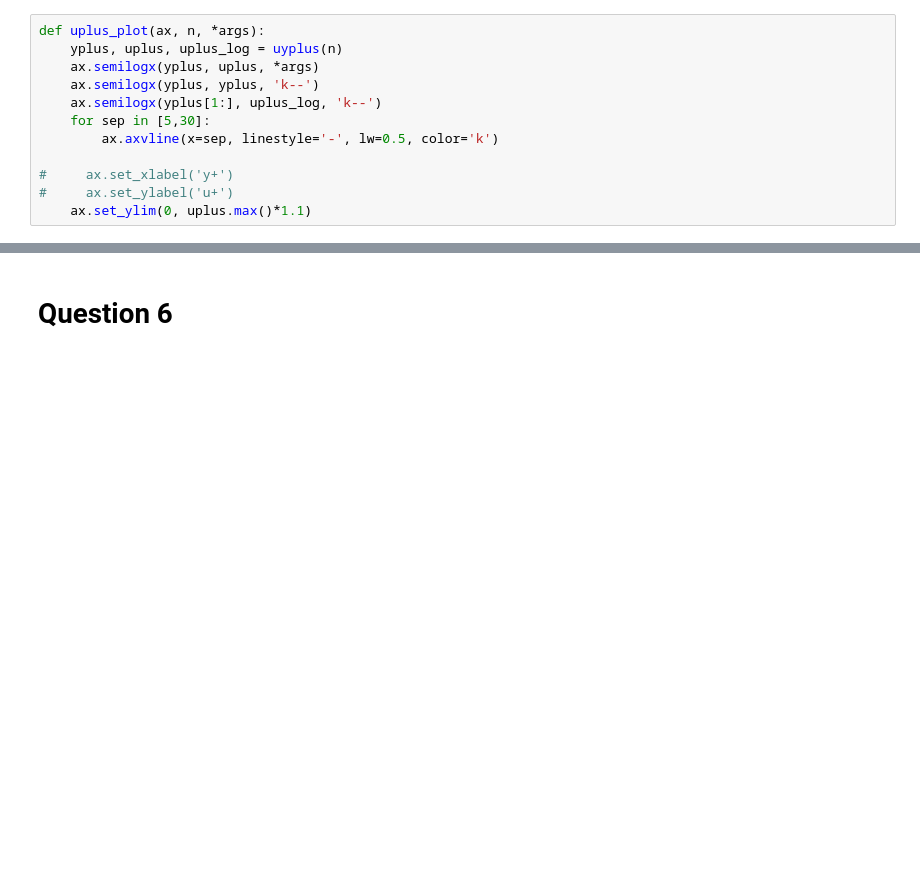
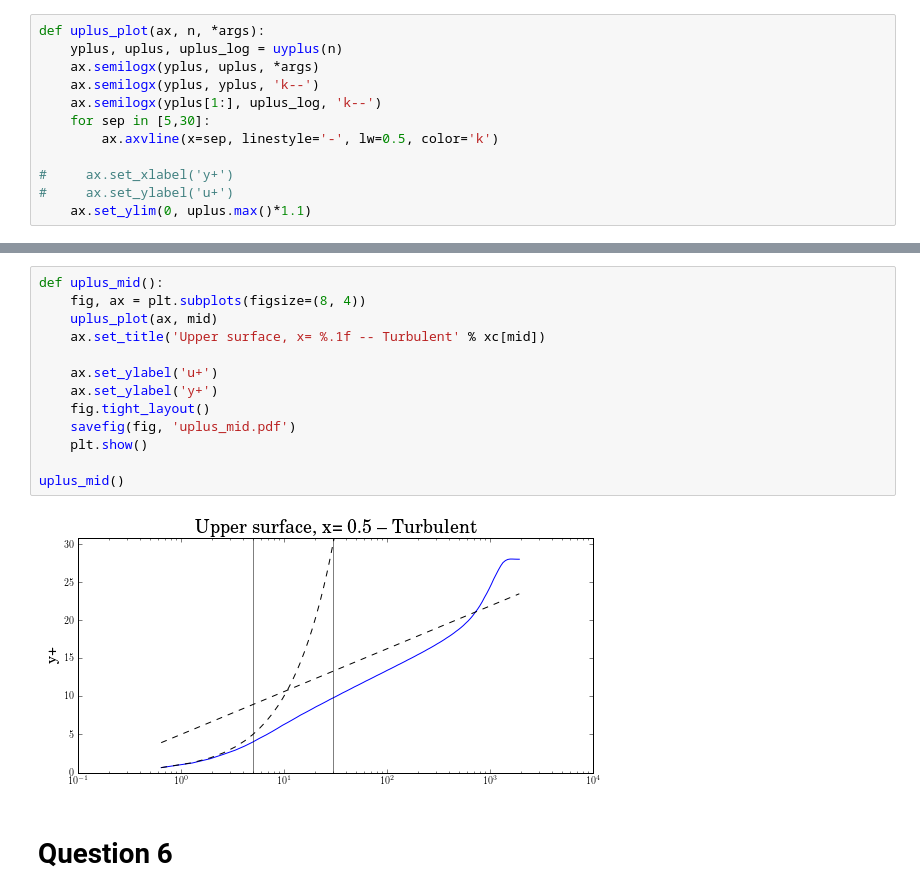
Before and after one commit to selimb/schoolstuff, a Jupyter notebook: mech539/ass5/Untitled.ipynb, the cells around one changed output, grey strips where cells are left out. Cells and saved outputs as stored; diff of their text form; blank space fills up the shorter version.

```diff
--- a/mech539/ass5/Untitled.ipynb
+++ b/mech539/ass5/Untitled.ipynb
@@ -474,2 +467,17 @@ plt.show()
+# %%
+def uplus_mid():
+    fig, ax = plt.subplots(figsize=(8, 4))
+    uplus_plot(ax, mid)
+    ax.set_title('Upper surface, x= %.1f -- Turbulent' % xc[mid])
+
+    ax.set_ylabel('u+')
+    ax.set_ylabel('y+')
+    fig.tight_layout()
+    savefig(fig, 'uplus_mid.pdf')
+    plt.show()
+
+uplus_mid()
+# %% [output]
+[figure, added]
 # %% [markdown]
 # Question 6
```
Also changed, not shown: parts of 10 cells of this notebook, 5 other files.
